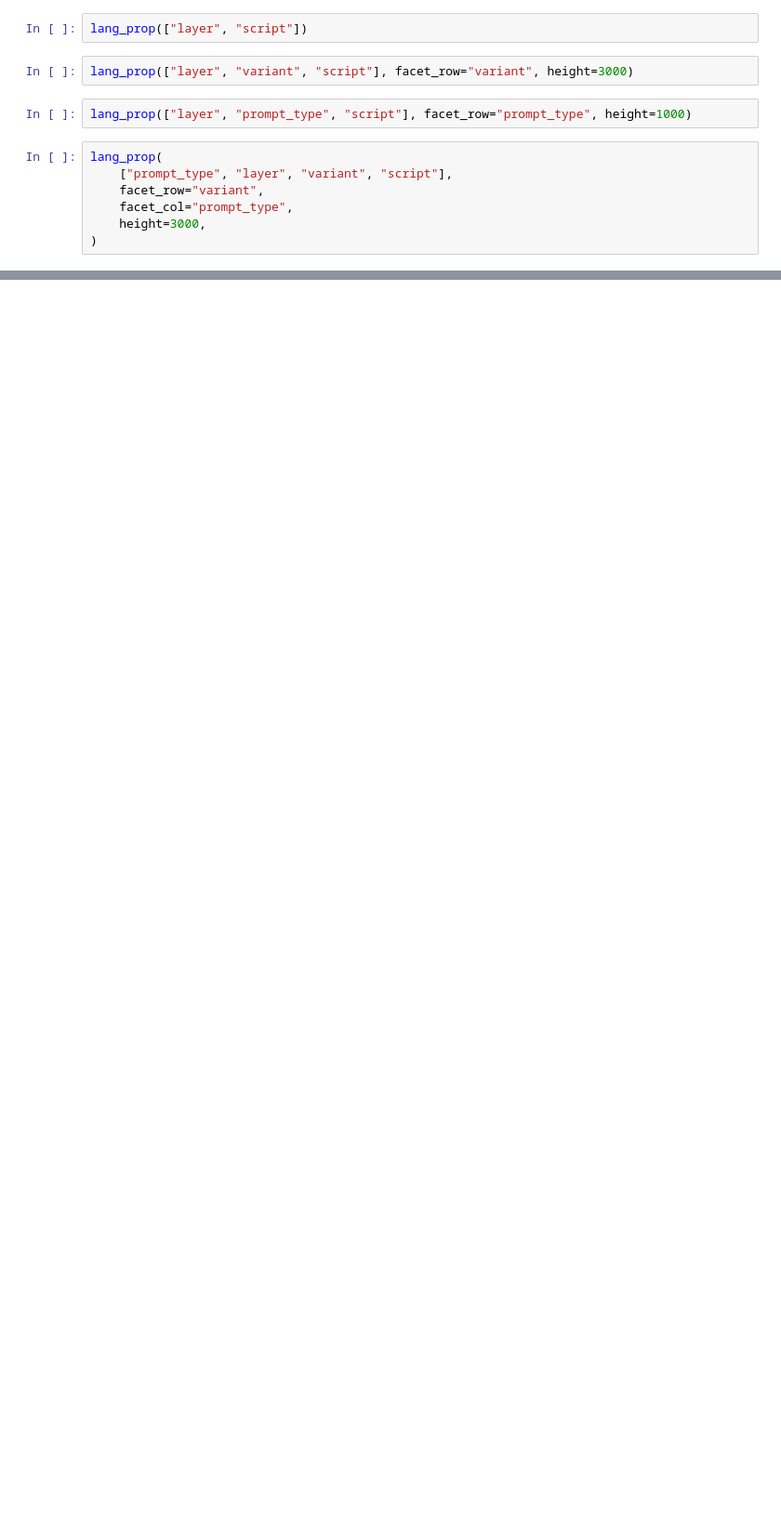
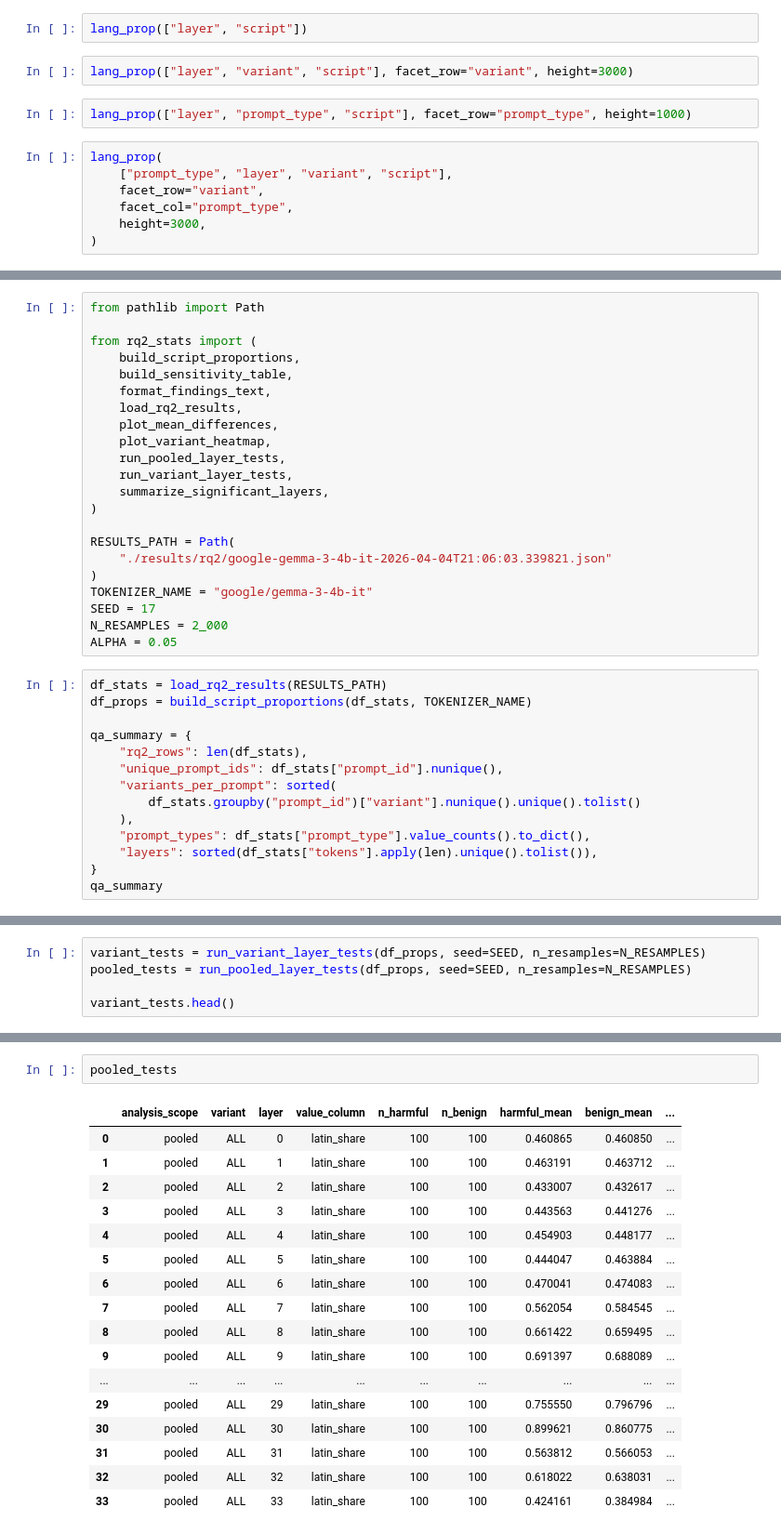
Before and after one commit to majulahsingapuri/hidden-in-plain-script, a Jupyter notebook: rq2.ipynb, the cells around one changed output, grey strips where cells are left out. Shown at 93% size. Cells and saved outputs as stored; diff of their text form; blank space fills up the shorter version.

Commit message:
RQ2 analysis

```diff
--- a/rq2.ipynb
+++ b/rq2.ipynb
@@ -149,0 +154,36 @@ lang_prop(
+# %%
+from pathlib import Path
+
+from rq2_stats import (
+    build_script_proportions,
+    build_sensitivity_table,
+    format_findings_text,
+    load_rq2_results,
+    plot_mean_differences,
+    plot_variant_heatmap,
+    run_pooled_layer_tests,
+    run_variant_layer_tests,
+    summarize_significant_layers,
+)
+
+RESULTS_PATH = Path(
+    "./results/rq2/google-gemma-3-4b-it-2026-04-04T21:06:03.339821.json"
+)
+TOKENIZER_NAME = "google/gemma-3-4b-it"
+SEED = 17
+N_RESAMPLES = 2_000
+ALPHA = 0.05
+# %%
+df_stats = load_rq2_results(RESULTS_PATH)
+df_props = build_script_proportions(df_stats, TOKENIZER_NAME)
+
+qa_summary = {
+    "rq2_rows": len(df_stats),
+    "unique_prompt_ids": df_stats["prompt_id"].nunique(),
+    "variants_per_prompt": sorted(
+        df_stats.groupby("prompt_id")["variant"].nunique().unique().tolist()
+    ),
+    "prompt_types": df_stats["prompt_type"].value_counts().to_dict(),
+    "layers": sorted(df_stats["tokens"].apply(len).unique().tolist()),
+}
+qa_summary
@@ -149,0 +196,5 @@ lang_prop(
+# %%
+variant_tests = run_variant_layer_tests(df_props, seed=SEED, n_resamples=N_RESAMPLES)
+pooled_tests = run_pooled_layer_tests(df_props, seed=SEED, n_resamples=N_RESAMPLES)
+
+variant_tests.head()
@@ -149,0 +208,20 @@ lang_prop(
+# %%
+pooled_tests
+# %% [output]
+|  | analysis_scope | variant | layer | value_column | n_harmful | n_benign | harmful_mean | benign_mean | ... |
+| 0 | pooled | ALL | 0 | latin_share | 100 | 100 | 0.460865 | 0.460850 | ... |
+| 1 | pooled | ALL | 1 | latin_share | 100 | 100 | 0.463191 | 0.463712 | ... |
+| 2 | pooled | ALL | 2 | latin_share | 100 | 100 | 0.433007 | 0.432617 | ... |
+| 3 | pooled | ALL | 3 | latin_share | 100 | 100 | 0.443563 | 0.441276 | ... |
+| 4 | pooled | ALL | 4 | latin_share | 100 | 100 | 0.454903 | 0.448177 | ... |
+| 5 | pooled | ALL | 5 | latin_share | 100 | 100 | 0.444047 | 0.463884 | ... |
+| 6 | pooled | ALL | 6 | latin_share | 100 | 100 | 0.470041 | 0.474083 | ... |
+| 7 | pooled | ALL | 7 | latin_share | 100 | 100 | 0.562054 | 0.584545 | ... |
+| 8 | pooled | ALL | 8 | latin_share | 100 | 100 | 0.661422 | 0.659495 | ... |
+| 9 | pooled | ALL | 9 | latin_share | 100 | 100 | 0.691397 | 0.688089 | ... |
+| ... | ... | ... | ... | ... | ... | ... | ... | ... | ... |
+| 29 | pooled | ALL | 29 | latin_share | 100 | 100 | 0.755550 | 0.796796 | ... |
+| 30 | pooled | ALL | 30 | latin_share | 100 | 100 | 0.899621 | 0.860775 | ... |
+| 31 | pooled | ALL | 31 | latin_share | 100 | 100 | 0.563812 | 0.566053 | ... |
+| 32 | pooled | ALL | 32 | latin_share | 100 | 100 | 0.618022 | 0.638031 | ... |
+| 33 | pooled | ALL | 33 | latin_share | 100 | 100 | 0.424161 | 0.384984 | ... |
```
Also changed, not shown: parts of 27 cells of this notebook, 18 other files.
